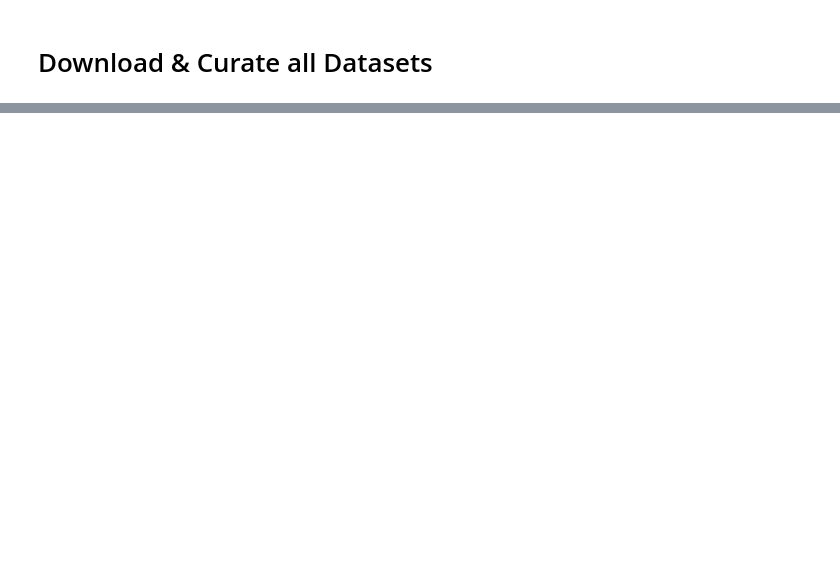
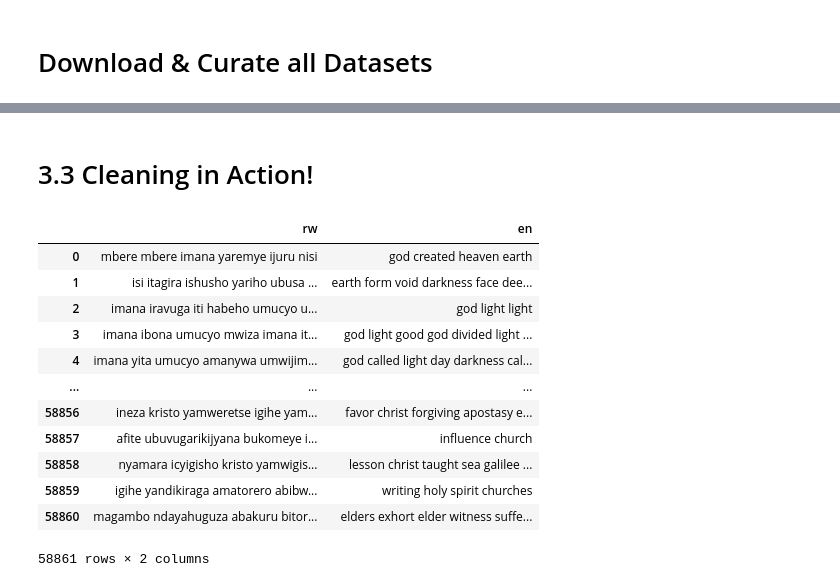
Before and after one commit to agent87/zindi, a Jupyter notebook: Script.ipynb, the cells around one changed output, grey strips where cells are left out. Saved outputs shown, nothing was run; the diff lists cells and outputs as text; code cells hidden in the pictures; blank space fills up the shorter version.

```diff
--- a/Script.ipynb
+++ b/Script.ipynb
@@ -78,0 +309,33 @@ dataset
+# %% [markdown]
+# 3.3 Cleaning in Action!
+# %%
+obj = TextCleaning(dataset)
+
+obj.pattern('email')
+obj.pattern('urls')
+obj.pattern('hashtags')
+obj.pattern('phone')
+obj.pattern('tags')
+obj.pattern('numbers')
+obj.pattern('punctuations')
+
+obj.normalize()
+
+obj.stopwords(column='rw')
+obj.stopwords(column='en')
+
+obj.pattern('characters')
+# %% [output]
+|  | rw | en |
+| 0 | mbere mbere imana yaremye ijuru nisi | god created heaven earth |
+| 1 | isi itagira ishusho yariho ubusa ... | earth form void darkness face dee... |
+| 2 | imana iravuga iti habeho umucyo u... | god light light |
+| 3 | imana ibona umucyo mwiza imana it... | god light good god divided light ... |
+| 4 | imana yita umucyo amanywa umwijim... | god called light day darkness cal... |
+| ... | ... | ... |
+| 58856 | ineza kristo yamweretse igihe yam... | favor christ forgiving apostasy e... |
+| 58857 | afite ubuvugarikijyana bukomeye i... | influence church |
+| 58858 | nyamara icyigisho kristo yamwigis... | lesson christ taught sea galilee ... |
+| 58859 | igihe yandikiraga amatorero abibw... | writing holy spirit churches |
+| 58860 | magambo ndayahuguza abakuru bitor... | elders exhort elder witness suffe... |
+58861 rows × 2 columns
```
Also changed, not shown: parts of 26 cells of this notebook, 10 other files.
